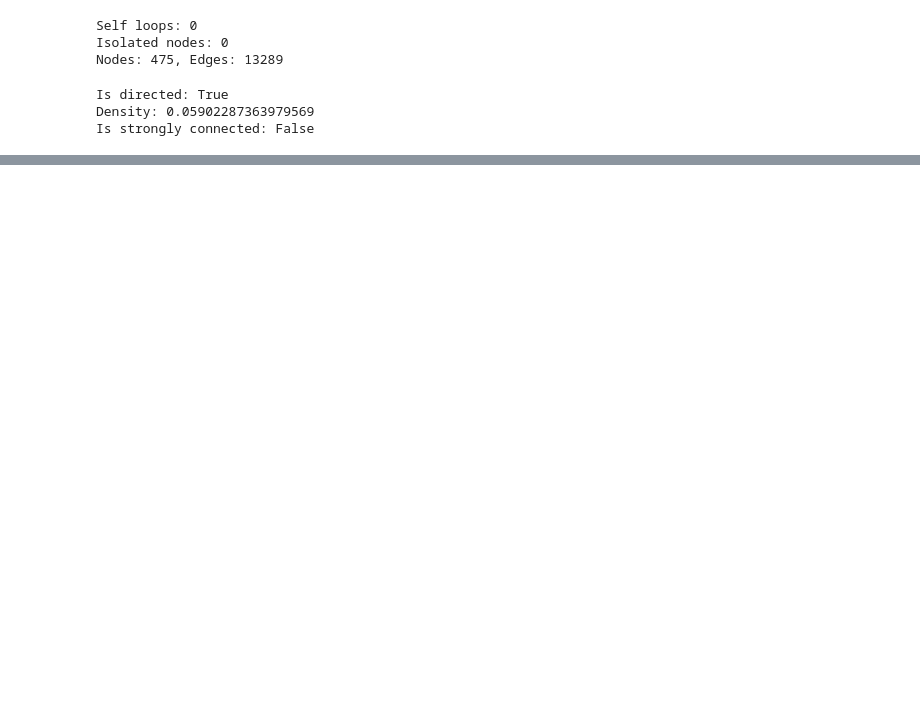
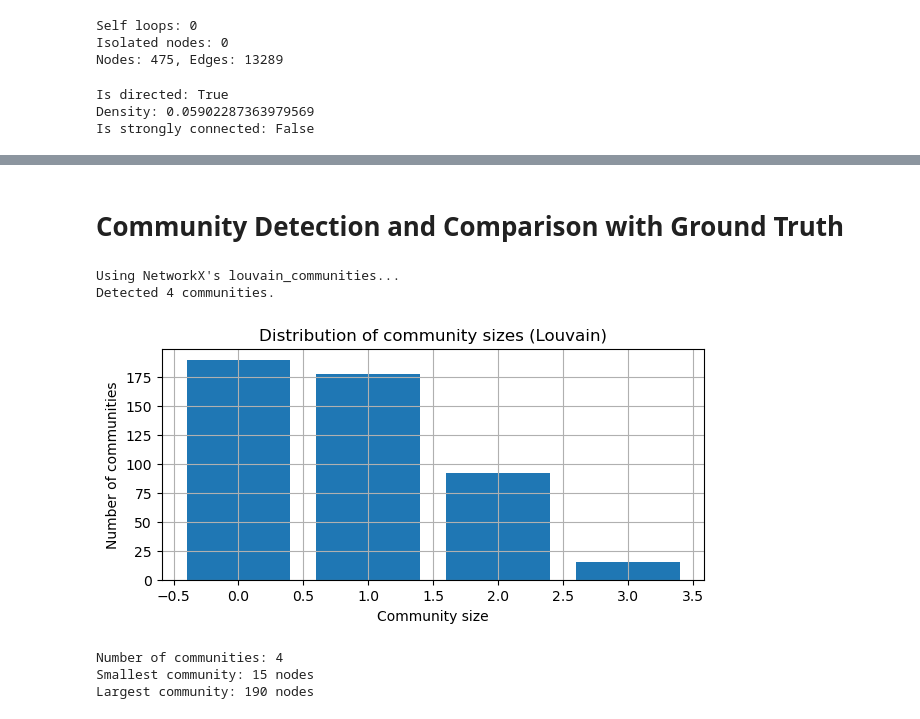
Before and after one commit to leilacielok/network_analysis, a Jupyter notebook: visualization.ipynb, the cells around one changed output, grey strips where cells are left out. Drawn from its saved outputs; the diff is of its cells as text; code cells hidden in the pictures; blank space fills up the shorter version.

```diff
--- a/visualization.ipynb
+++ b/visualization.ipynb
@@ -59,0 +320,2 @@ nx.write_graphml(G, "congress_network.graphml")
+# %% [markdown]
+# Community Detection and Comparison with Ground Truth
@@ -59,0 +344,44 @@ nx.write_graphml(G, "congress_network.graphml")
+# %%
+# 10.1 Run community detection (Louvain)
+
+if HAVE_NX_LOUVAIN:
+    print("Using NetworkX's louvain_communities...")
+    louvain_comms = louvain_communities(G_und, seed=42)
+elif HAVE_COMMUNITY_LOUVAIN:
+    print("Using python-louvain (community_louvain)...")
+    partition = community_louvain.best_partition(G_und, random_state=42)
+    # Convert partition dict {node: community_id} to list of sets
+    comm_dict = {}
+    for node, cid in partition.items():
+        comm_dict.setdefault(cid, set()).add(node)
+    louvain_comms = list(comm_dict.values())
+else:
+    print("No Louvain implementation found. Please install 'python-louvain' or upgrade NetworkX.")
+    louvain_comms = []
+
+print(f"Detected {len(louvain_comms)} communities.")
+# %% [output]
+Using NetworkX's louvain_communities...
+Detected 4 communities.
+# %%
+# Compute community sizes
+community_sizes = sorted([len(c) for c in louvain_comms], reverse = True)
+
+# Plot histogram
+plt.figure(figsize=(7,3))
+plt.bar(range(len(community_sizes)),community_sizes)
+plt.xlabel("Community size")
+plt.ylabel("Number of communities")
+plt.title("Distribution of community sizes (Louvain)")
+plt.grid(True)
+plt.show()
+
+# Print summary stats
+print(f"Number of communities: {len(community_sizes)}")
+print(f"Smallest community: {min(community_sizes)} nodes")
+print(f"Largest community: {max(community_sizes)} nodes")
+# %% [output]
+[figure, added]
+Number of communities: 4
+Smallest community: 15 nodes
+Largest community: 190 nodes
```
Also changed, not shown: parts of 25 cells of this notebook, 1 other file.
